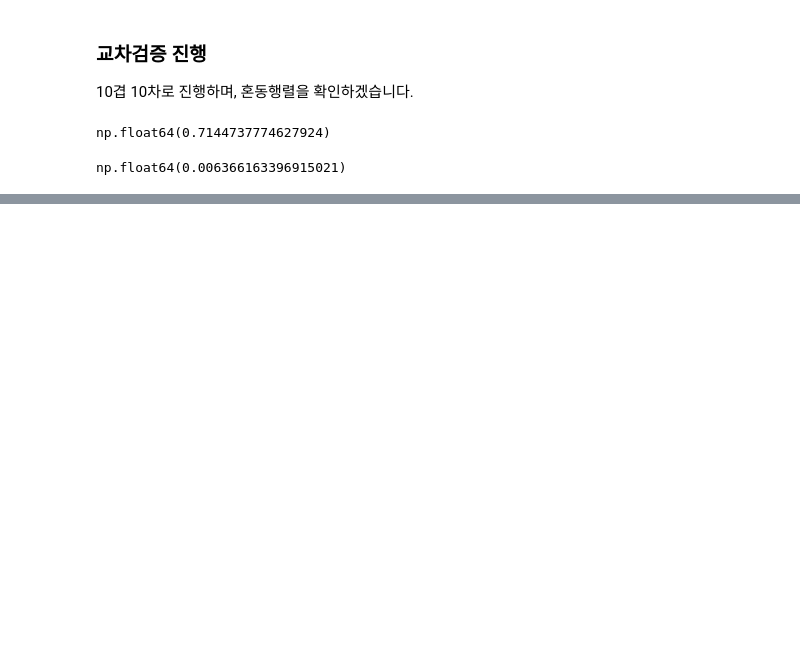
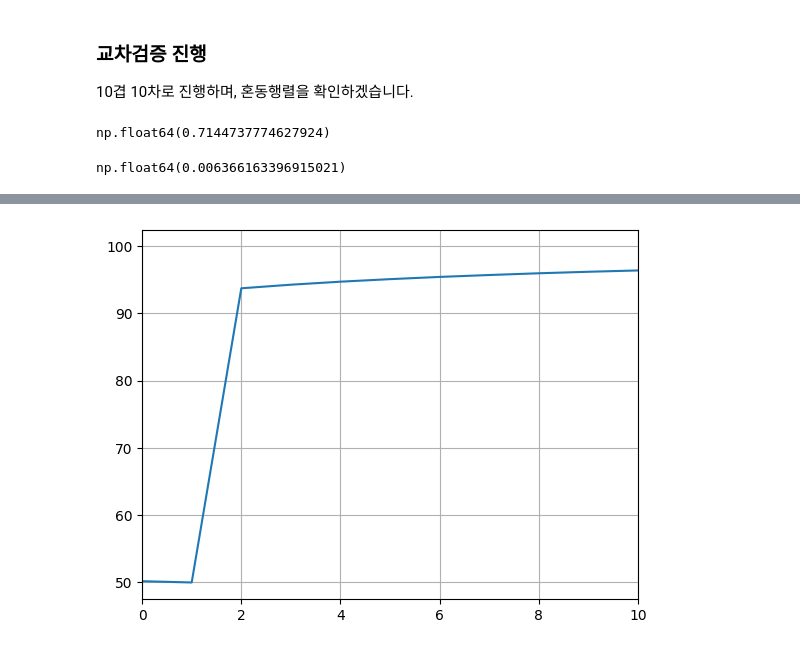
Before and after one commit to Apple03244/ML, a Jupyter notebook: 01_Linear/01_LogisticRegression.ipynb, the cells around one changed output, grey strips where cells are left out. Cells and saved outputs as stored; diff of their text form; code cells hidden in the pictures; blank space fills up the shorter version.

```diff
--- a/01_Linear/01_LogisticRegression.ipynb
+++ b/01_Linear/01_LogisticRegression.ipynb
@@ -332,0 +561,8 @@ np.float64(0.006366163396915021)
+# %%
+m=len([x.ravel() for x in loss_history])
+# %%
+plt.plot(range(m),[x.ravel() for x in loss_history])
+plt.xlim(0,10)
+plt.grid()
+# %% [output]
+[figure, added]
```
Also changed, not shown: parts of 43 cells of this notebook, 2 other files.
